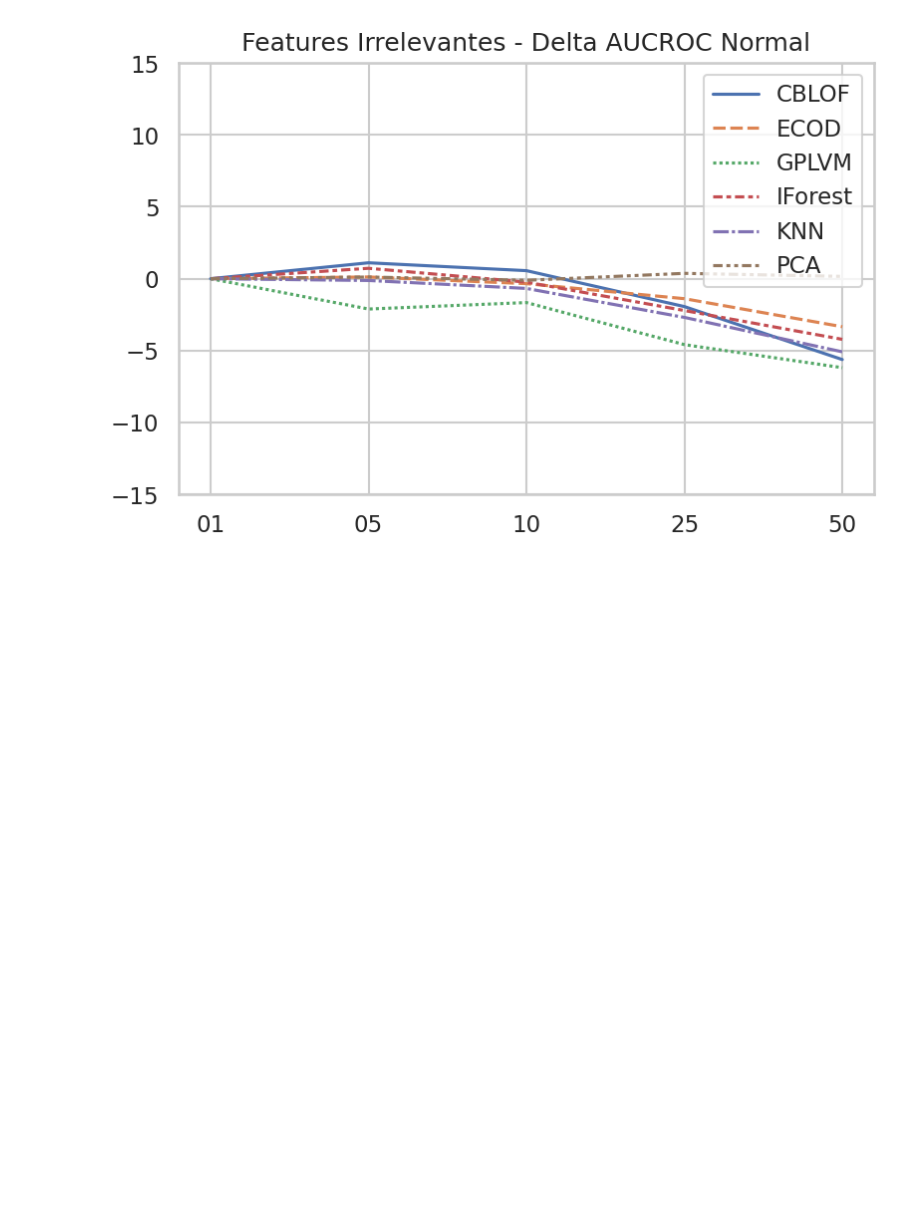
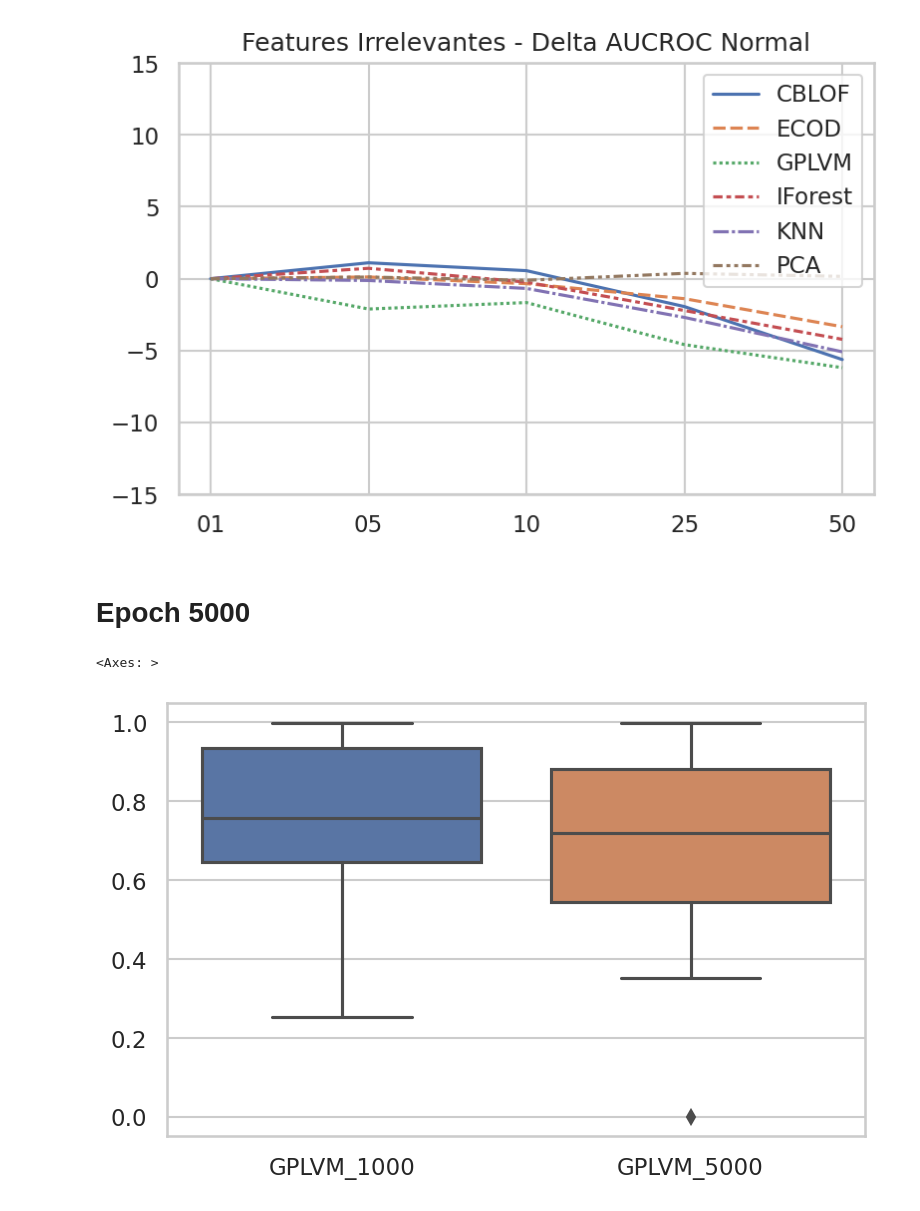
Before and after one commit to davinavarro/OE-GPLVM, a Jupyter notebook: 13_results_analysis.ipynb, the cells around one changed output. Cells and saved outputs as stored; diff of their text form; code cells hidden in the pictures; blank space fills up the shorter version.

```diff
--- a/13_results_analysis.ipynb
+++ b/13_results_analysis.ipynb
@@ -251,3 +251,13 @@ s.set_title("Features Irrelevantes - Delta AUCROC Normal")
 None
 # %% [output]
 [figure]
+# %% [markdown]
+# Epoch 5000
+# %%
+df_5000 = pd.read_json("experiments/complete/gplvm/002_gplvm_aucroc_contaminated_epoch_5000.json").rename(columns = { "GPLVM": "GPLVM_5000"  } )
+df_1000 = pd.read_json("experiments/complete/gplvm/001_gplvm_contaminated.json")[["test_auc_roc"]].rename(columns = { "test_auc_roc": "GPLVM_1000"  } )
+# %%
+sns.boxplot(pd.concat([df_1000,df_5000], axis = 1))
+# %% [output]
+<Axes: >
+[figure, added]
```
Also changed, not shown: parts of 3 cells of this notebook, 5 other files.
